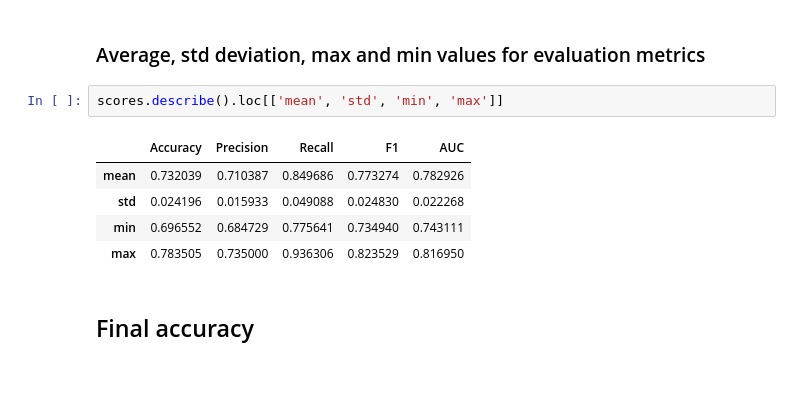
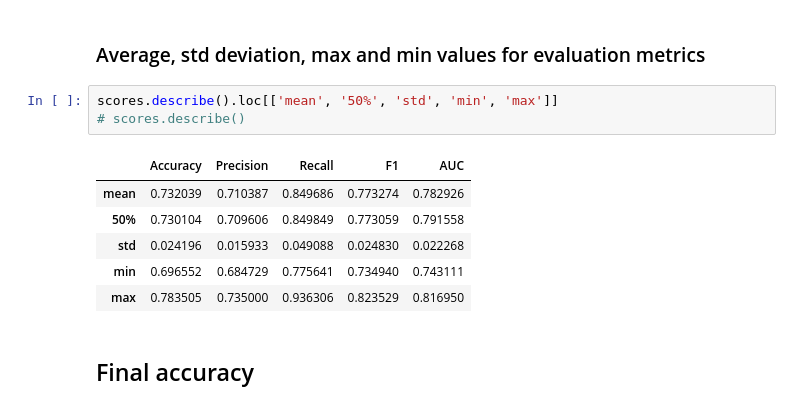
Before and after one commit to Aveek-Saha/TwitterFakeNet, a Jupyter notebook: GNN.ipynb, the cells around one changed output. Cells and saved outputs as stored; diff of their text form; blank space fills up the shorter version.

```diff
--- a/GNN.ipynb
+++ b/GNN.ipynb
@@ -1038,10 +1038,12 @@ scores
 # %% [markdown]
 ### Average, std deviation, max and min values for evaluation metrics
 # %%
-scores.describe().loc[['mean', 'std', 'min', 'max']]
+scores.describe().loc[['mean', '50%', 'std', 'min', 'max']]
+# scores.describe()
 # %% [output]
 |  | Accuracy | Precision | Recall | F1 | AUC |
 | mean | 0.732039 | 0.710387 | 0.849686 | 0.773274 | 0.782926 |
+| 50% | 0.730104 | 0.709606 | 0.849849 | 0.773059 | 0.791558 |
 | std | 0.024196 | 0.015933 | 0.049088 | 0.024830 | 0.022268 |
 | min | 0.696552 | 0.684729 | 0.775641 | 0.734940 | 0.743111 |
 | max | 0.783505 | 0.735000 | 0.936306 | 0.823529 | 0.816950 |
```
Also changed, not shown: parts of 1 cell of this notebook.
